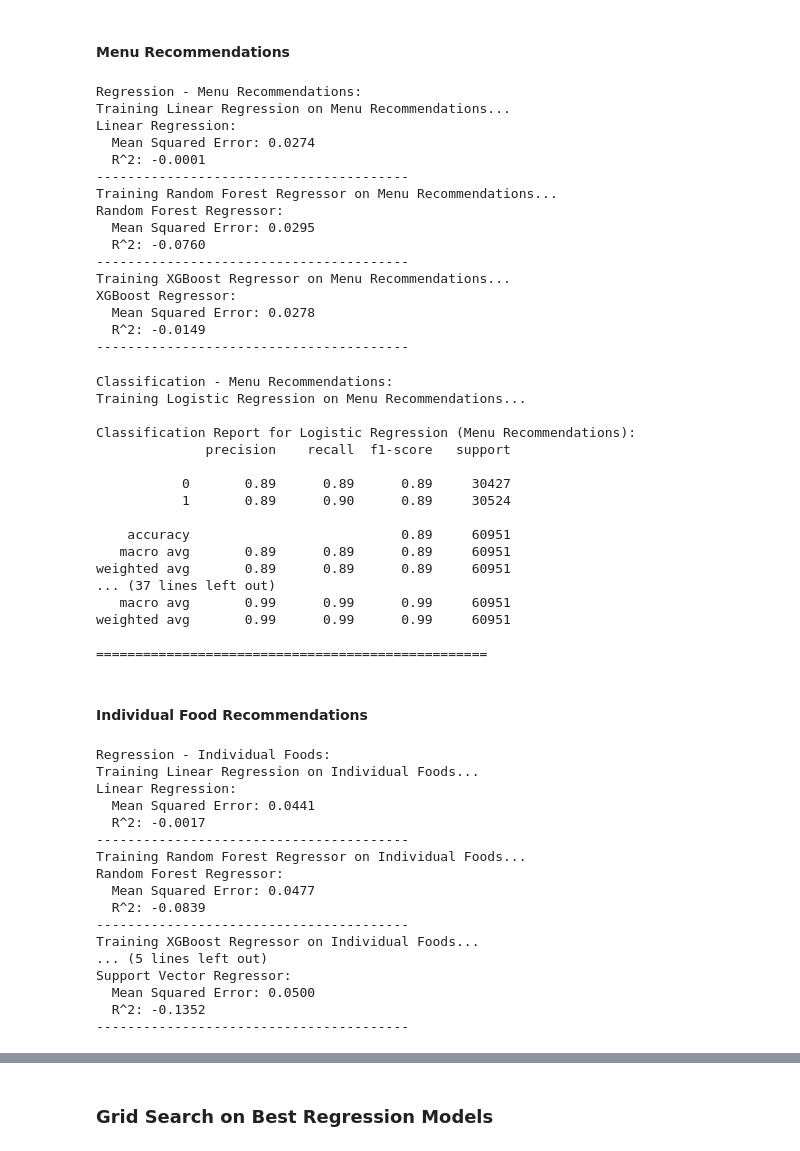
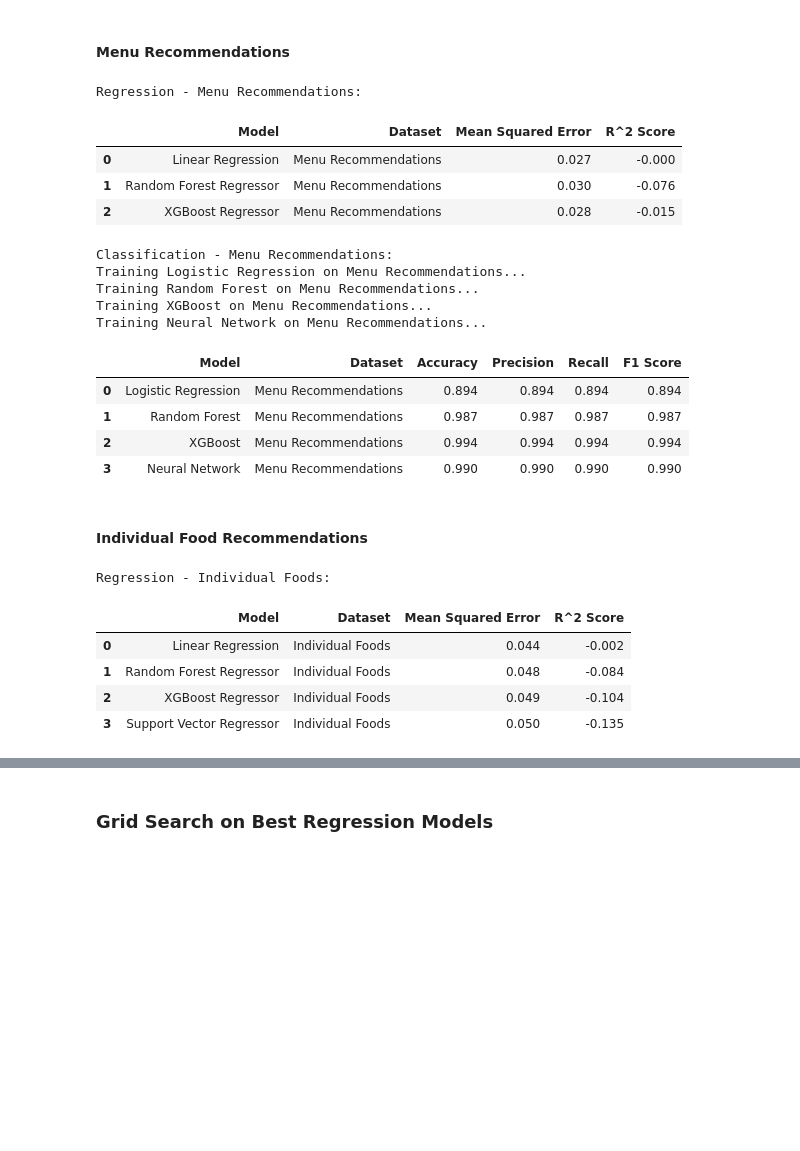
Before and after one commit to lvandine44/MADS-Capstone, a Jupyter notebook: 4b-Modeling and Results.ipynb, the cells around one changed output, grey strips where cells are left out. Cells and saved outputs as stored; diff of their text form; code cells hidden in the pictures; blank space fills up the shorter version.

```diff
--- a/4b-Modeling and Results.ipynb
+++ b/4b-Modeling and Results.ipynb
@@ -245,47 +280,31 @@ y_menu_class_test_encoded = label_encoder_menu.transform(y_menu_class_test)
 # %%
 # Regression
 print("Regression - Menu Recommendations:")
-train_and_evaluate_regression(X_menu_train_scaled, X_menu_test_scaled, y_menu_reg_train, y_menu_reg_test, "Menu Recommendations")
+menu_regression_results_df = train_and_evaluate_regression(X_menu_train_scaled, X_menu_test_scaled, y_menu_reg_train, y_menu_reg_test, "Menu Recommendations")
+menu_regression_results_df
 # %% [output]
 Regression - Menu Recommendations:
-Training Linear Regression on Menu Recommendations...
-Linear Regression:
-  Mean Squared Error: 0.0274
-  R^2: -0.0001
-----------------------------------------
-Training Random Forest Regressor on Menu Recommendations...
-Random Forest Regressor:
-  Mean Squared Error: 0.0295
-  R^2: -0.0760
-----------------------------------------
-Training XGBoost Regressor on Menu Recommendations...
-XGBoost Regressor:
-  Mean Squared Error: 0.0278
-  R^2: -0.0149
-----------------------------------------
+|  | Model | Dataset | Mean Squared Error | R^2 Score |
+| 0 | Linear Regression | Menu Recommendations | 0.027 | -0.000 |
+| 1 | Random Forest Regressor | Menu Recommendations | 0.030 | -0.076 |
+| 2 | XGBoost Regressor | Menu Recommendations | 0.028 | -0.015 |
 # %%
 # Classification
 # Call the function for Menu Recommendations
 print("Classification - Menu Recommendations:")
-train_and_evaluate_classification(X_menu_train_scaled, X_menu_test_scaled, y_menu_class_train_encoded, y_menu_class_test_encoded, "Menu Recommendations")
+menu_classification_results_df = train_and_evaluate_classification(X_menu_train_scaled, X_menu_test_scaled, y_menu_class_train_encoded, y_menu_class_test_encoded, "Menu Recommendations")
+menu_classification_results_df
 # %% [output]
 Classification - Menu Recommendations:
 Training Logistic Regression on Menu Recommendations...
-
-Classification Report for Logistic Regression (Menu Recommendations):
-              precision    recall  f1-score   support
-
-           0       0.89      0.89      0.89     30427
-           1       0.89      0.90      0.89     30524
-
-    accuracy                           0.89     60951
-   macro avg       0.89      0.89      0.89     60951
-weighted avg       0.89      0.89      0.89     60951
-... (37 lines left out)
-   macro avg       0.99      0.99      0.99     60951
-weighted avg       0.99      0.99      0.99     60951
-
-==================================================
+Training Random Forest on Menu Recommendations...
+Training XGBoost on Menu Recommendations...
+Training Neural Network on Menu Recommendations...
+|  | Model | Dataset | Accuracy | Precision | Recall | F1 Score |
+| 0 | Logistic Regression | Menu Recommendations | 0.894 | 0.894 | 0.894 | 0.894 |
+| 1 | Random Forest | Menu Recommendations | 0.987 | 0.987 | 0.987 | 0.987 |
+| 2 | XGBoost | Menu Recommendations | 0.994 | 0.994 | 0.994 | 0.994 |
+| 3 | Neural Network | Menu Recommendations | 0.990 | 0.990 | 0.990 | 0.990 |
 # %% [markdown]
 #### Individual Food Recommendations
 # %%
@@ -296,25 +315,15 @@ y_food_class_test_encoded = label_encoder_food.transform(y_food_class_test)
 # %%
 # Regression
 print("Regression - Individual Foods:")
-train_and_evaluate_regression(X_food_train_scaled, X_food_test_scaled, y_food_reg_train, y_food_reg_test, "Individual Foods")
+food_regression_results_df = train_and_evaluate_regression(X_food_train_scaled, X_food_test_scaled, y_food_reg_train, y_food_reg_test, "Individual Foods")
+food_regression_results_df
 # %% [output]
 Regression - Individual Foods:
-Training Linear Regression on Individual Foods...
-Linear Regression:
-  Mean Squared Error: 0.0441
-  R^2: -0.0017
-----------------------------------------
-Training Random Forest Regressor on Individual Foods...
-Random Forest Regressor:
-  Mean Squared Error: 0.0477
-  R^2: -0.0839
-----------------------------------------
-Training XGBoost Regressor on Individual Foods...
-... (5 lines left out)
-Support Vector Regressor:
-  Mean Squared Error: 0.0500
-  R^2: -0.1352
-----------------------------------------
+|  | Model | Dataset | Mean Squared Error | R^2 Score |
+| 0 | Linear Regression | Individual Foods | 0.044 | -0.002 |
+| 1 | Random Forest Regressor | Individual Foods | 0.048 | -0.084 |
+| 2 | XGBoost Regressor | Individual Foods | 0.049 | -0.104 |
+| 3 | Support Vector Regressor | Individual Foods | 0.050 | -0.135 |
 # %%
 # Classification
 print("Classification - Individual Foods:")
```
Also changed, not shown: parts of 12 cells of this notebook, 1 other file.
